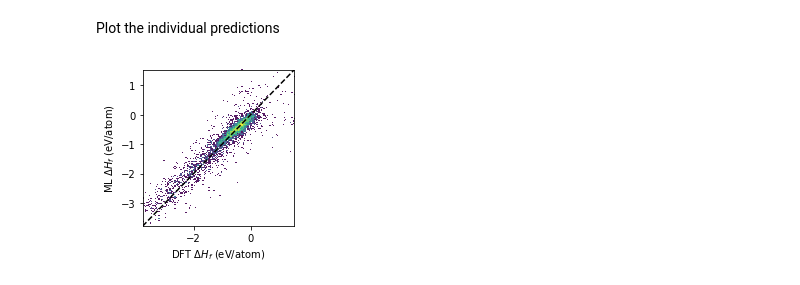
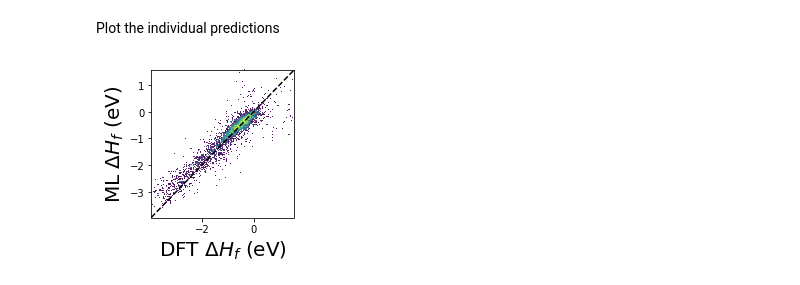
Before and after one commit to materials-data-facility/forge, a Jupyter notebook: docs/examples/Example Machine Learning - OQMD.ipynb, the cells around one changed output. Saved outputs shown, nothing was run; the diff lists cells and outputs as text; code cells hidden in the pictures.

```diff
--- a/docs/examples/Example Machine Learning - OQMD.ipynb
+++ b/docs/examples/Example Machine Learning - OQMD.ipynb
@@ -228,18 +228,18 @@ Plot the individual predictions
 # %%
 fig, ax = plt.subplots()
 
 ax.hist2d(pd.to_numeric(data['delta_e']), cv_prediction, norm=LogNorm(), bins=176, cmap='viridis', alpha=0.9)
 
 ax.set_xlim(ax.get_ylim())
 ax.set_ylim(ax.get_xlim())
 
 ax.plot(ax.get_xlim(), ax.get_xlim(), 'k--')
 
-ax.set_xlabel('DFT $\Delta H_f$ (eV/atom)')
-ax.set_ylabel('ML $\Delta H_f$ (eV/atom)')
+ax.set_xlabel('DFT $\Delta H_f$ (eV)', fontsize=20)
+ax.set_ylabel('ML $\Delta H_f$ (eV)', fontsize=20)
 
 fig.set_size_inches(3, 3)
 fig.tight_layout()
 fig.savefig('oqmd_cv.png', dpi=320)
 # %% [output]
-[figure, old version]
+[figure, new version]
```
Also changed, not shown: parts of 10 cells of this notebook, 1 other file.
